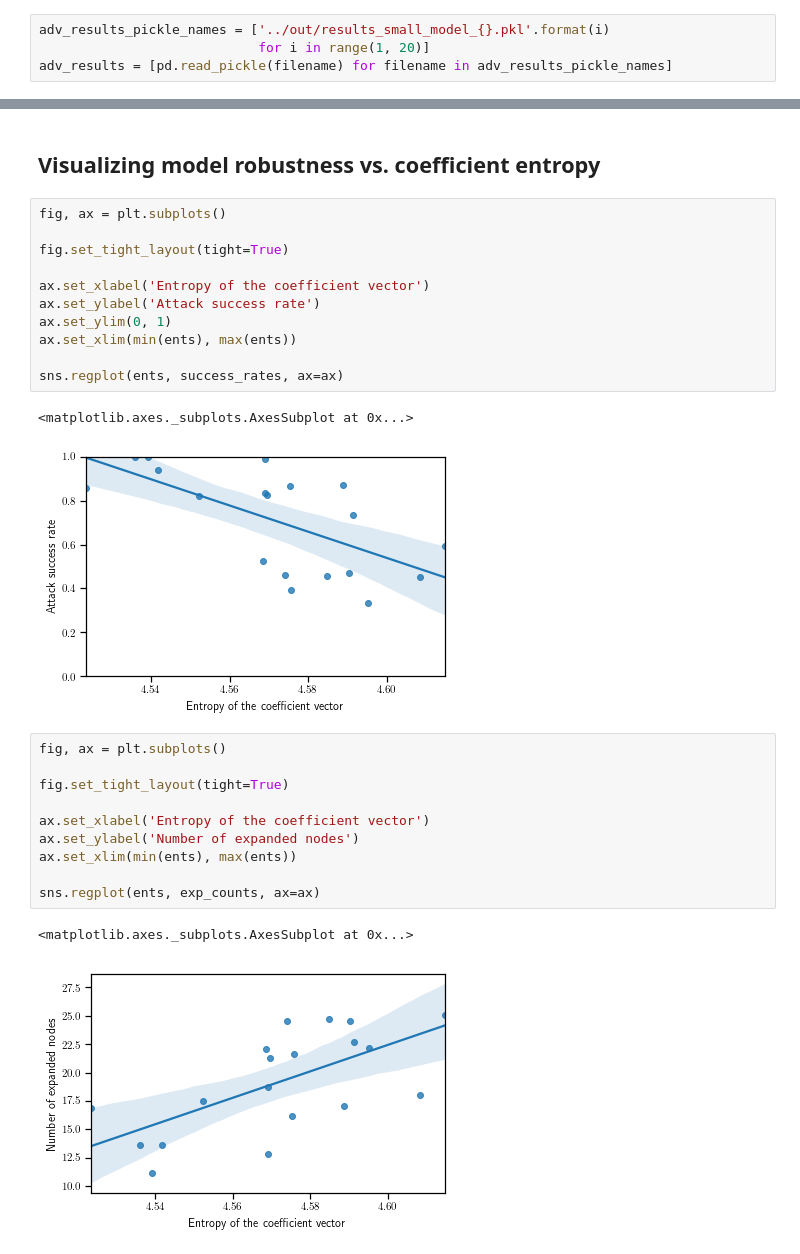
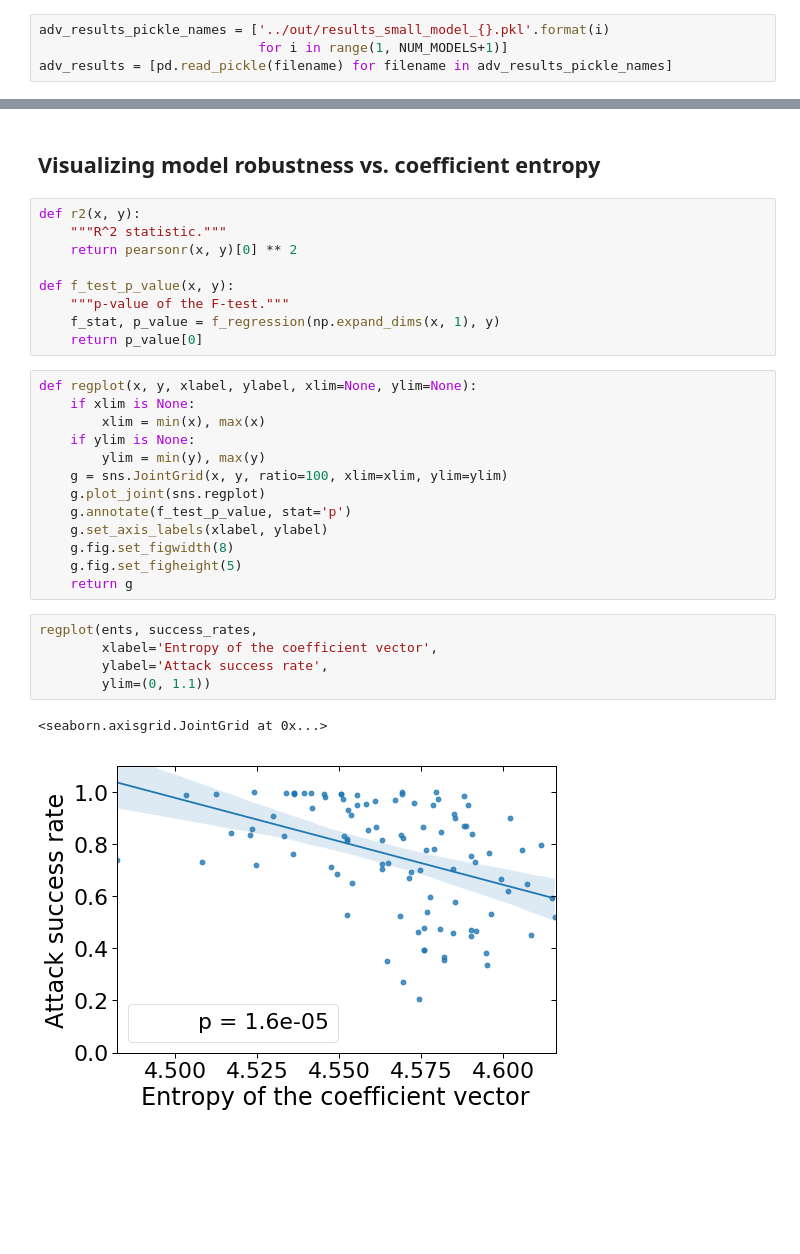
Before and after one commit to spring-epfl/trickster, a Jupyter notebook: notebooks/wfp_small_models_experiment.ipynb, the cells around one changed output, grey strips where cells are left out. Saved outputs shown, nothing was run; the diff lists cells and outputs as text; blank space fills up the shorter version.

```diff
--- a/notebooks/wfp_small_models_experiment.ipynb
+++ b/notebooks/wfp_small_models_experiment.ipynb
@@ -43,5 +48,5 @@ sns.heatmap(coefs, ax=ax)
 # %%
 adv_results_pickle_names = ['../out/results_small_model_{}.pkl'.format(i)
-                            for i in range(1, 20)]
+                            for i in range(1, NUM_MODELS+1)]
 adv_results = [pd.read_pickle(filename) for filename in adv_results_pickle_names]
 # %% [markdown]
@@ -64,30 +69,33 @@ We measure the abruptness of change of coefficients using statistical entropy.
 ents = [entropy(coef - np.min(coef)) for coef in coefs]
 # %% [markdown]
 ## Visualizing model robustness vs. coefficient entropy
-# %%
-fig, ax = plt.subplots()
-
-fig.set_tight_layout(tight=True)
-
-ax.set_xlabel('Entropy of the coefficient vector')
-ax.set_ylabel('Attack success rate')
-ax.set_ylim(0, 1)
-ax.set_xlim(min(ents), max(ents))
-
-sns.regplot(ents, success_rates, ax=ax)
-# %% [output]
-<matplotlib.axes._subplots.AxesSubplot at 0x...>
-[figure, removed]
-# %%
-fig, ax = plt.subplots()
-
-fig.set_tight_layout(tight=True)
-
-ax.set_xlabel('Entropy of the coefficient vector')
-ax.set_ylabel('Number of expanded nodes')
-ax.set_xlim(min(ents), max(ents))
-
-sns.regplot(ents, exp_counts, ax=ax)
-# %% [output]
-<matplotlib.axes._subplots.AxesSubplot at 0x...>
-[figure, removed]
+# %%
+def r2(x, y):
+    """R^2 statistic."""
+    return pearsonr(x, y)[0] ** 2
+
+def f_test_p_value(x, y):
+    """p-value of the F-test."""
+    f_stat, p_value = f_regression(np.expand_dims(x, 1), y)
+    return p_value[0]
+# %%
+def regplot(x, y, xlabel, ylabel, xlim=None, ylim=None):
+    if xlim is None:
+        xlim = min(x), max(x)
+    if ylim is None:
+        ylim = min(y), max(y)
+    g = sns.JointGrid(x, y, ratio=100, xlim=xlim, ylim=ylim)
+    g.plot_joint(sns.regplot)
+    g.annotate(f_test_p_value, stat='p')
+    g.set_axis_labels(xlabel, ylabel)
+    g.fig.set_figwidth(8)
+    g.fig.set_figheight(5)
+    return g
+# %%
+regplot(ents, success_rates,
+        xlabel='Entropy of the coefficient vector',
+        ylabel='Attack success rate',
+        ylim=(0, 1.1))
+# %% [output]
+<seaborn.axisgrid.JointGrid at 0x...>
+[figure, added]
```
Also changed, not shown: parts of 16 cells of this notebook.
